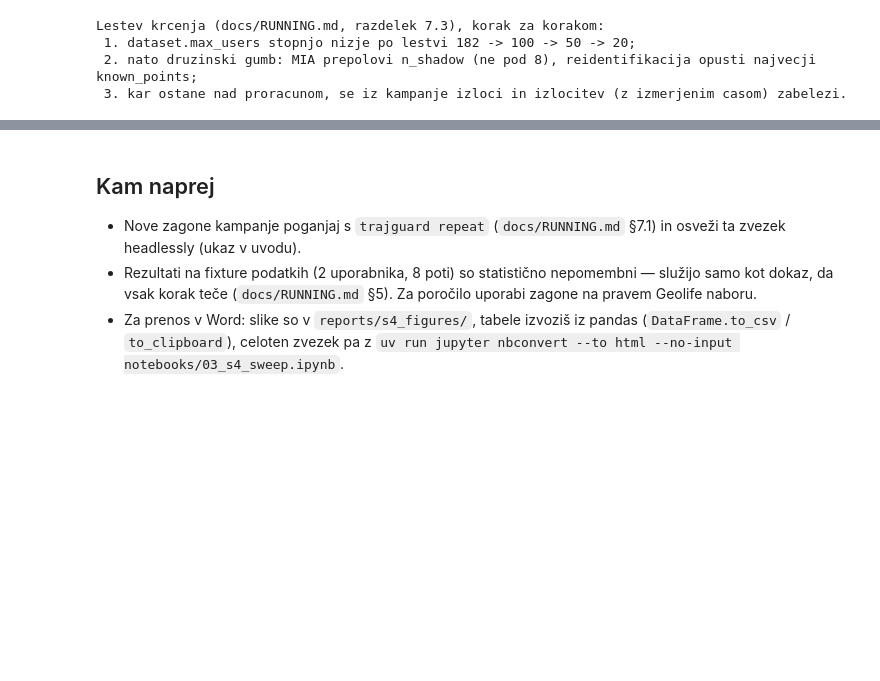
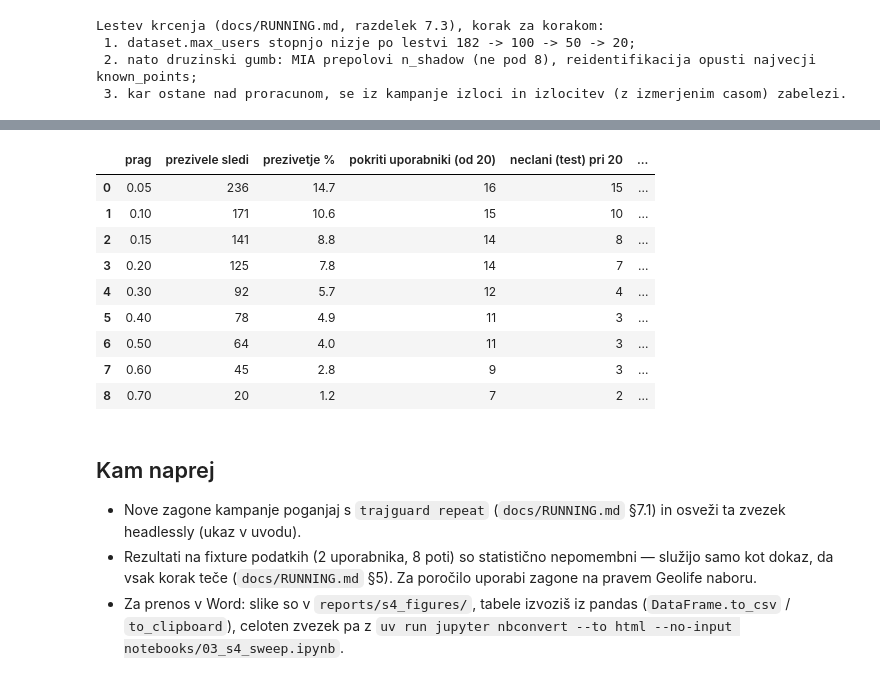
Before and after one commit to ZazoByIntent/RN-Synth-Gen-Sandbox2, a Jupyter notebook: notebooks/03_s4_sweep.ipynb, the cells around one changed output, grey strips where cells are left out. Saved outputs shown, nothing was run; the diff lists cells and outputs as text; code cells hidden in the pictures; blank space fills up the shorter version.

```diff
--- a/notebooks/03_s4_sweep.ipynb
+++ b/notebooks/03_s4_sweep.ipynb
@@ -247,0 +275,74 @@ Lestev krcenja (docs/RUNNING.md, razdelek 7.3), korak za korakom:
+# %%
+import dataclasses
+import logging
+
+import matplotlib.pyplot as plt
+import numpy as np
+
+from trajguard.experiments.orchestrator import _matched_pool, _net_provider, load_config
+
+logging.disable(logging.WARNING)  # silence leuven's linear-search notices
+
+# The YAML's paths are relative to the repo root; this notebook runs in notebooks/.
+ROOT = Path("..").resolve()
+cfg = load_config(ROOT / "config" / "experiments" / "geolife_geoind_reid_u20.yaml")
+cfg = dataclasses.replace(
+    cfg,
+    min_match_score=0.0,  # keep every cleaned trajectory so each retains its score
+    output_dir=ROOT / cfg.output_dir,
+    cache_dir=ROOT / cfg.cache_dir,
+    protected_dir=ROOT / cfg.protected_dir,
+    map_dir=ROOT / cfg.map_dir,
+    dataset_path=ROOT / cfg.dataset_path,
+)
+matched, clean_by_id, _, split_counts = _matched_pool(cfg, _net_provider(cfg))
+scores = pd.DataFrame(
+    {
+        "user_id": [m.user_id for m in matched],
+        "match_score": [m.match_score for m in matched],
+        "split": [clean_by_id[m.traj_id].split for m in matched],
+    }
+)
+n_clean = len(scores)
+n_users = scores["user_id"].nunique()
+print(f"cleaned trajectories: {n_clean} from {n_users} users; splits: {split_counts}")
+
+# Non-member projection at full scale, HANDOFF_S4_POPRAVKI.md §S4-2:
+# non-members ~ test fraction (0.2) x survival rate x cleaned trajectories at 182 users.
+# The 0.2 is the *user* fraction; the realised per-trace test share at 20 users is
+# 142/1607 = 8.8 %, so the projection is an expectation, not a guarantee.
+CLEANED_AT_182 = 14_600
+TEST_FRACTION = cfg.fractions["test"]
+candidate_thresholds = [0.05, 0.1, 0.15, 0.2, 0.3, 0.4, 0.5, 0.6, 0.7]
+table = pd.DataFrame(
+    {
+        "prag": t,
+        "prezivele sledi": int((scores["match_score"] >= t).sum()),
+        "prezivetje %": round(100 * (scores["match_score"] >= t).mean(), 1),
+        "pokriti uporabniki (od 20)": scores.loc[scores["match_score"] >= t, "user_id"].nunique(),
+        "neclani (test) pri 20": int(
+            ((scores["match_score"] >= t) & (scores["split"] == "test")).sum()
+        ),
+        "projekcija neclanov pri 182": round(
+            TEST_FRACTION * (scores["match_score"] >= t).mean() * CLEANED_AT_182
+        ),
+    }
+    for t in candidate_thresholds
+)
+
+fig, ax = plt.subplots(figsize=(9, 4.5))
+ax.hist(scores["match_score"], bins=np.arange(0.0, 1.025, 0.025), color="#5B7DB1", zorder=2)
+for t in candidate_thresholds:
+    ax.axvline(t, color="#8A8A8A", linestyle="--", linewidth=1, zorder=3)
+    ax.text(t, ax.get_ylim()[1] * 0.97, f"{t:g}", ha="center", va="top", fontsize=8, color="#555")
+ax.set_xlabel("match_score")
+ax.set_ylabel("stevilo ocisenih sledi")
+ax.set_title(f"Porazdelitev match_score, geolife_geoind_reid_u20 (n = {n_clean})")
+ax.grid(axis="y", color="#E3E3E3", linewidth=0.8, zorder=0)
+ax.set_axisbelow(True)
+for spine in ("top", "right"):
+    ax.spines[spine].set_visible(False)
+plt.tight_layout()
+fig.savefig(FIGURES_DIR / "match_score_diagnostic.png", dpi=150)
+table
+# %% [output]
@@ -248,3 +350,13 @@ Lestev krcenja (docs/RUNNING.md, razdelek 7.3), korak za korakom:
+|  | prag | prezivele sledi | prezivetje % | pokriti uporabniki (od 20) | neclani (test) pri 20 | ... |
+| 0 | 0.05 | 236 | 14.7 | 16 | 15 | ... |
+| 1 | 0.10 | 171 | 10.6 | 15 | 10 | ... |
+| 2 | 0.15 | 141 | 8.8 | 14 | 8 | ... |
+| 3 | 0.20 | 125 | 7.8 | 14 | 7 | ... |
+| 4 | 0.30 | 92 | 5.7 | 12 | 4 | ... |
+| 5 | 0.40 | 78 | 4.9 | 11 | 3 | ... |
+| 6 | 0.50 | 64 | 4.0 | 11 | 3 | ... |
+| 7 | 0.60 | 45 | 2.8 | 9 | 3 | ... |
+| 8 | 0.70 | 20 | 1.2 | 7 | 2 | ... |
 # %% [markdown]
 ## Kam naprej
 
```
Also changed, not shown: parts of 2 cells of this notebook, 7 other files.
